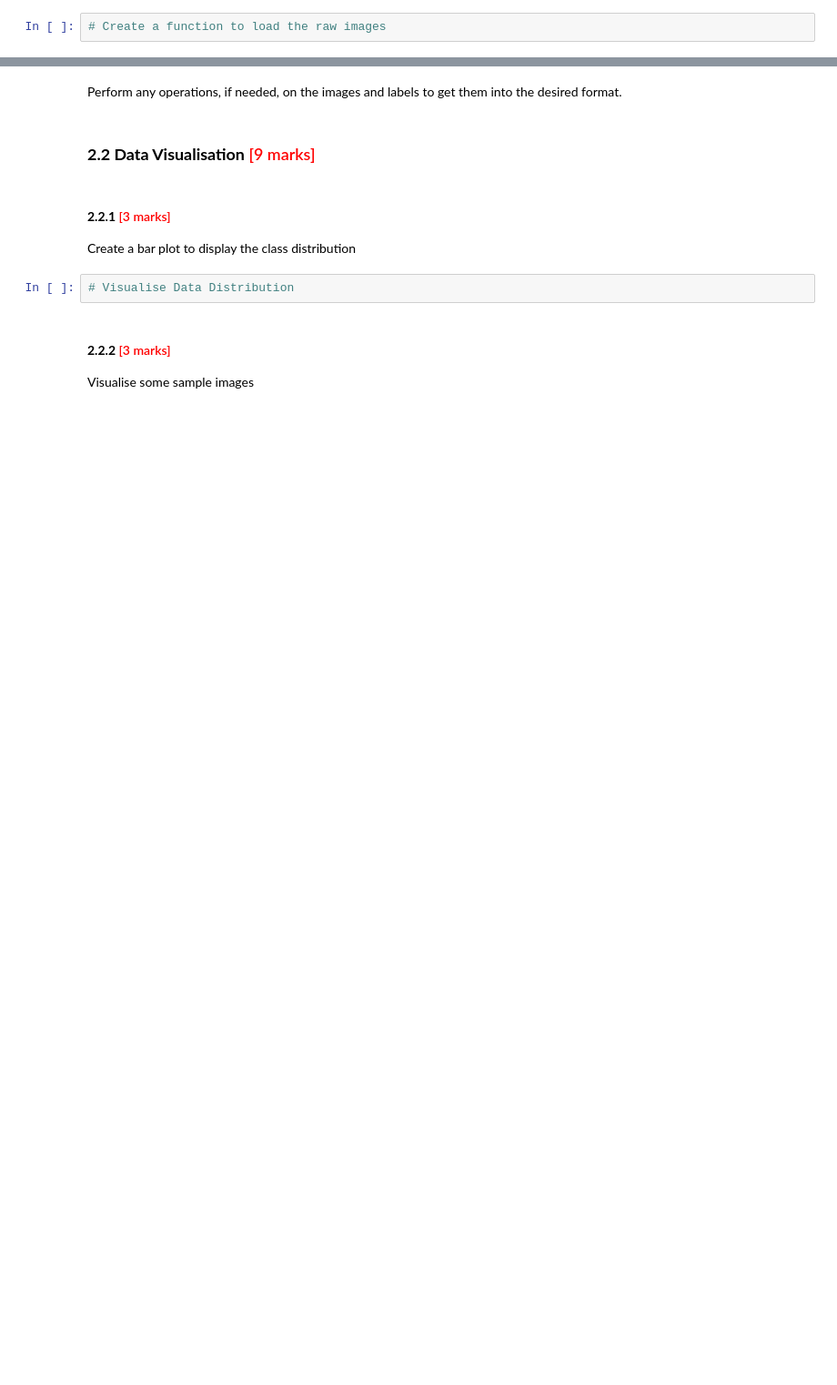
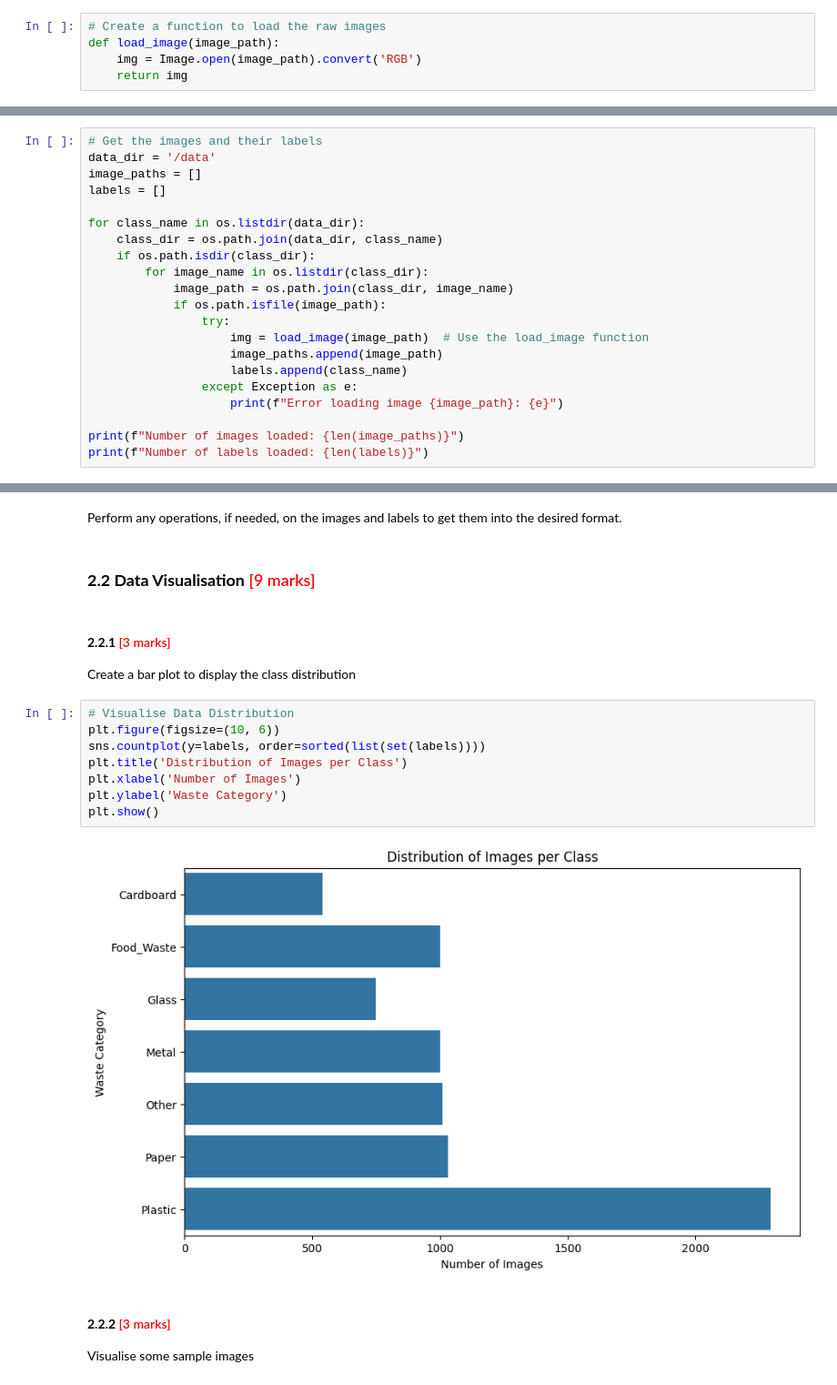
Before and after one commit to avanindra3/cnn_waste_segregation, a Jupyter notebook: CNN_Waste_Segregation_Avanindra-Singh.ipynb, the cells around one changed output, grey strips where cells are left out. Shown at 91% size. Drawn from its saved outputs; the diff is of its cells as text; blank space fills up the shorter version.

Commit message:
Performing data analysis

```diff
--- a/CNN_Waste_Segregation_Avanindra-Singh.ipynb
+++ b/CNN_Waste_Segregation_Avanindra-Singh.ipynb
@@ -62,6 +122,9 @@ Let us create a function to load the images first. We can then directly use this
 Create a function to load the images.
 # %%
 # Create a function to load the raw images
+def load_image(image_path):
+    img = Image.open(image_path).convert('RGB')
+    return img
 # %% [markdown]
 #### **2.1.2** <font color=red> [5 marks] </font><br>
 Load images and labels.
@@ -73,0 +135,21 @@ Verify if the images and labels are loaded correctly.
+# %%
+# Get the images and their labels
+data_dir = '/data'
+image_paths = []
+labels = []
+
+for class_name in os.listdir(data_dir):
+    class_dir = os.path.join(data_dir, class_name)
+    if os.path.isdir(class_dir):
+        for image_name in os.listdir(class_dir):
+            image_path = os.path.join(class_dir, image_name)
+            if os.path.isfile(image_path):
+                try:
+                    img = load_image(image_path)  # Use the load_image function
+                    image_paths.append(image_path)
+                    labels.append(class_name)
+                except Exception as e:
+                    print(f"Error loading image {image_path}: {e}")
+
+print(f"Number of images loaded: {len(image_paths)}")
+print(f"Number of labels loaded: {len(labels)}")
@@ -78,8 +163,16 @@ Perform any operations, if needed, on the images and labels to get them into the
 # %% [markdown]
 #### **2.2.1** <font color=red> [3 marks] </font><br>
 Create a bar plot to display the class distribution
-# %%
-# Visualise Data Distribution
+# %%
+# Visualise Data Distribution
+plt.figure(figsize=(10, 6))
+sns.countplot(y=labels, order=sorted(list(set(labels))))
+plt.title('Distribution of Images per Class')
+plt.xlabel('Number of Images')
+plt.ylabel('Waste Category')
+plt.show()
+# %% [output]
+[figure, added]
 # %% [markdown]
 #### **2.2.2** <font color=red> [3 marks] </font><br>
 Visualise some sample images
```
Also changed, not shown: parts of 21 cells of this notebook.
